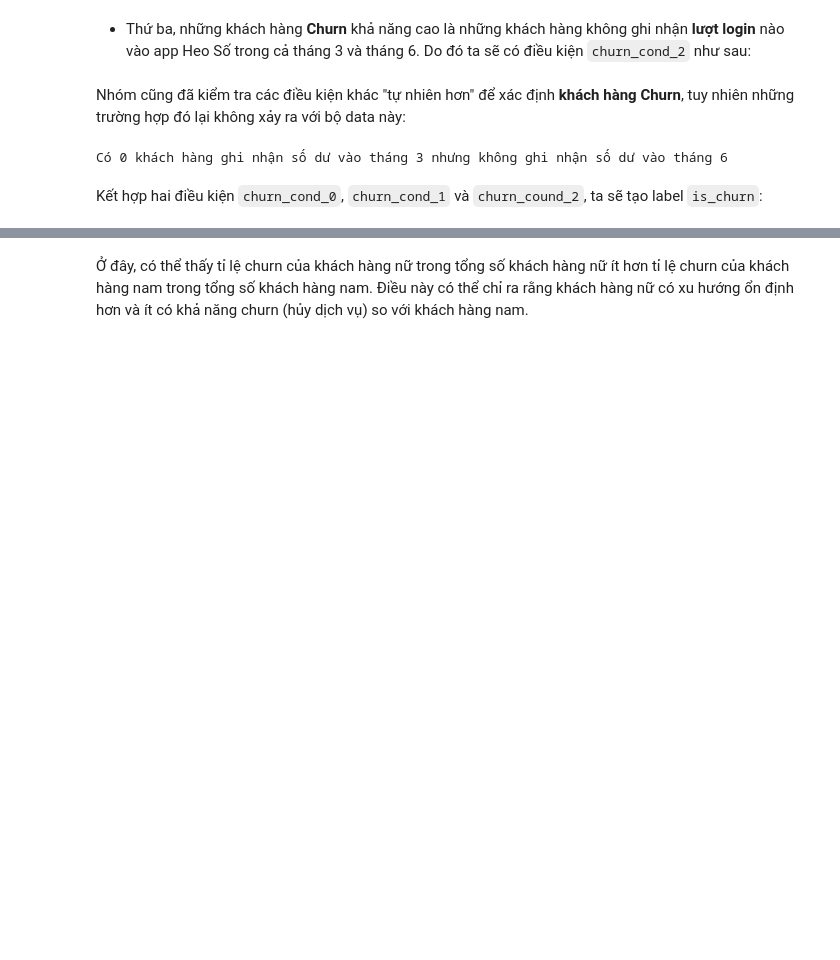
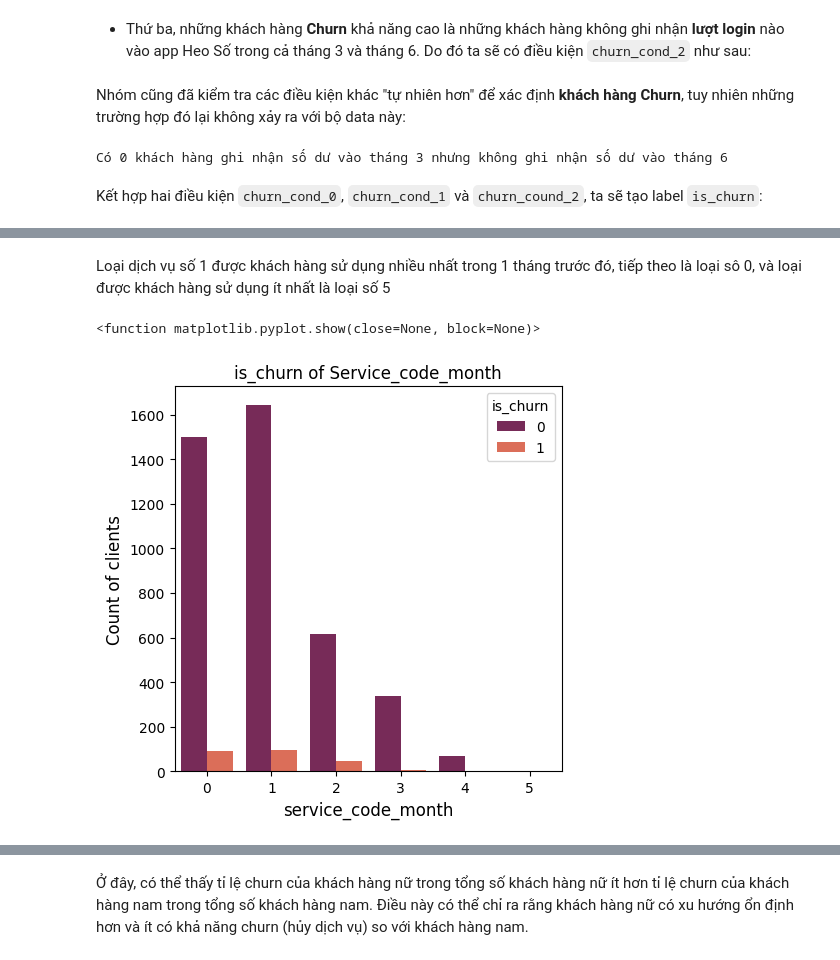
Before and after one commit to 2uanDM/FDC105_final, a Jupyter notebook: FDC105_final.ipynb, the cells around one changed output, grey strips where cells are left out. Cells and saved outputs as stored; diff of their text form; code cells hidden in the pictures; blank space fills up the shorter version.

```diff
--- a/FDC105_final.ipynb
+++ b/FDC105_final.ipynb
@@ -337 +658,13 @@ Name: is_churn, dtype: int64
+# %% [markdown]
+Loại dịch vụ số 1 được khách hàng sử dụng nhiều nhất trong 1 tháng trước đó, tiếp theo là loại sô 0, và loại được khách hàng sử dụng ít nhất là loại số 5
+# %%
+plt.figure(figsize = (5,5))
+sns.countplot(data = df, x = 'service_code_month', hue='is_churn', palette = 'rocket').set_title('is_churn of Service_code_month')
+plt.xlabel('service_code_month', fontsize = 12)
+plt.ylabel('Count of clients', fontsize = 12)
+plt.xticks([0,1,2,3,4,5])
+plt.show
+# %% [output]
+<function matplotlib.pyplot.show(close=None, block=None)>
+[figure, added]
 # %% [markdown]
```
Also changed, not shown: parts of 169 cells of this notebook.
